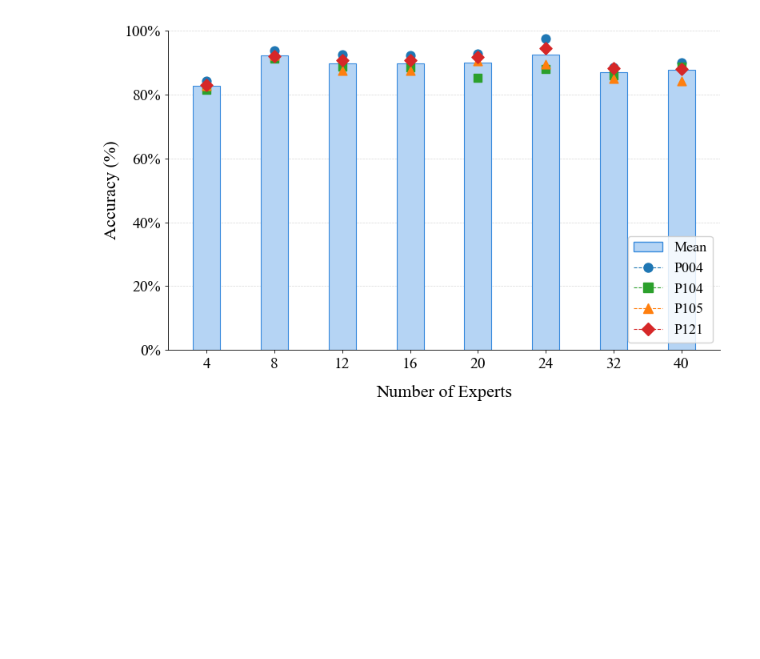
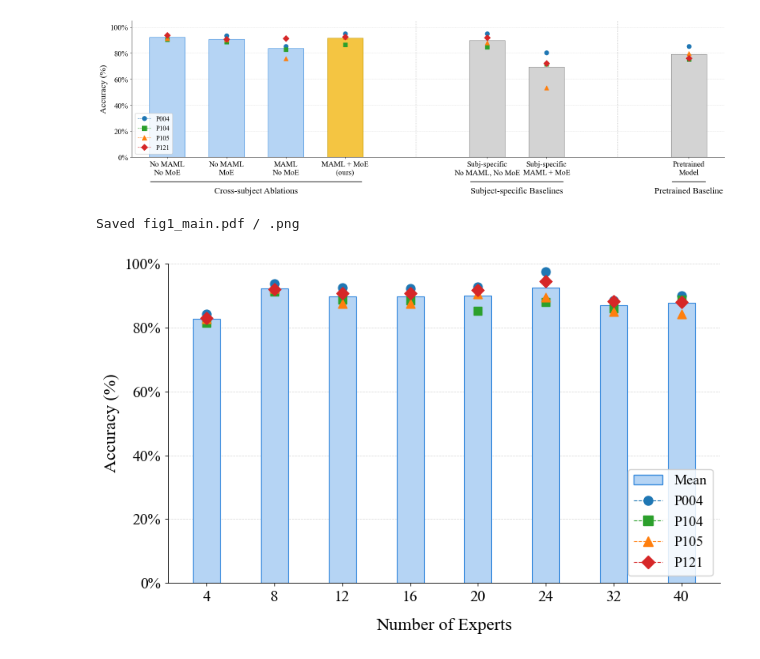
Before and after one commit to kdmalc/pers-gest-cls, a Jupyter notebook: paper_figures/NeurIPS_Figures.ipynb, the cells around one changed output. Saved outputs shown, nothing was run; the diff lists cells and outputs as text; code cells hidden in the pictures; blank space fills up the shorter version.

```diff
--- a/paper_figures/NeurIPS_Figures.ipynb
+++ b/paper_figures/NeurIPS_Figures.ipynb
@@ -363,0 +550,5 @@ Saved fig1_main.pdf / .png
+# %%
+figure_main_ablations(df)
+# %% [output]
+[figure, added]
+Saved fig1_main.pdf / .png
```
Also changed, not shown: parts of 9 cells of this notebook, 7 other files.
